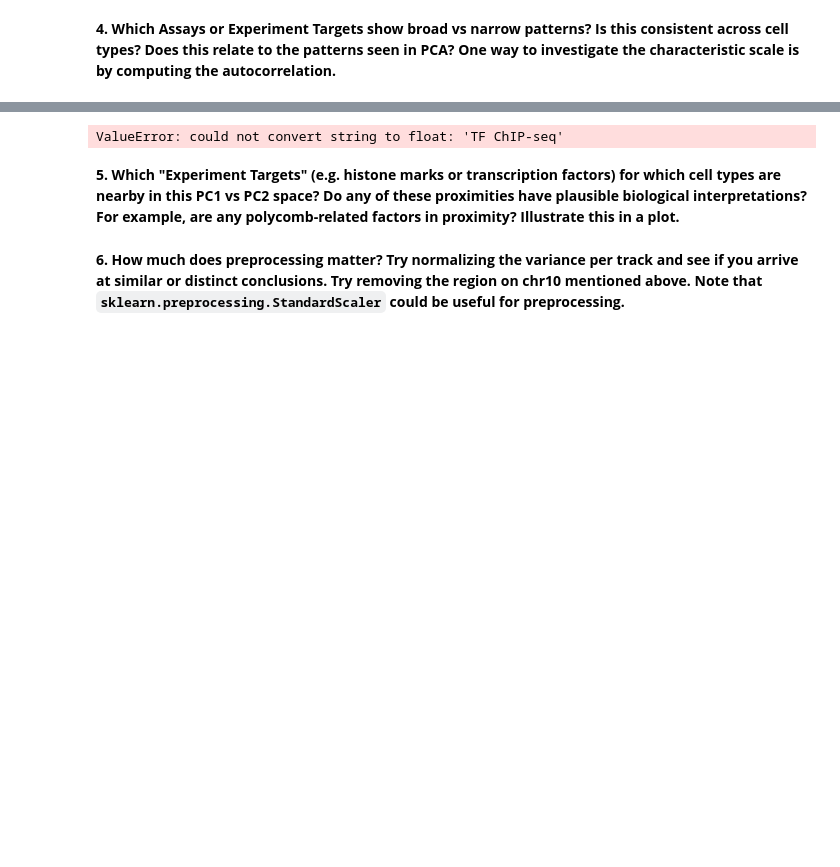
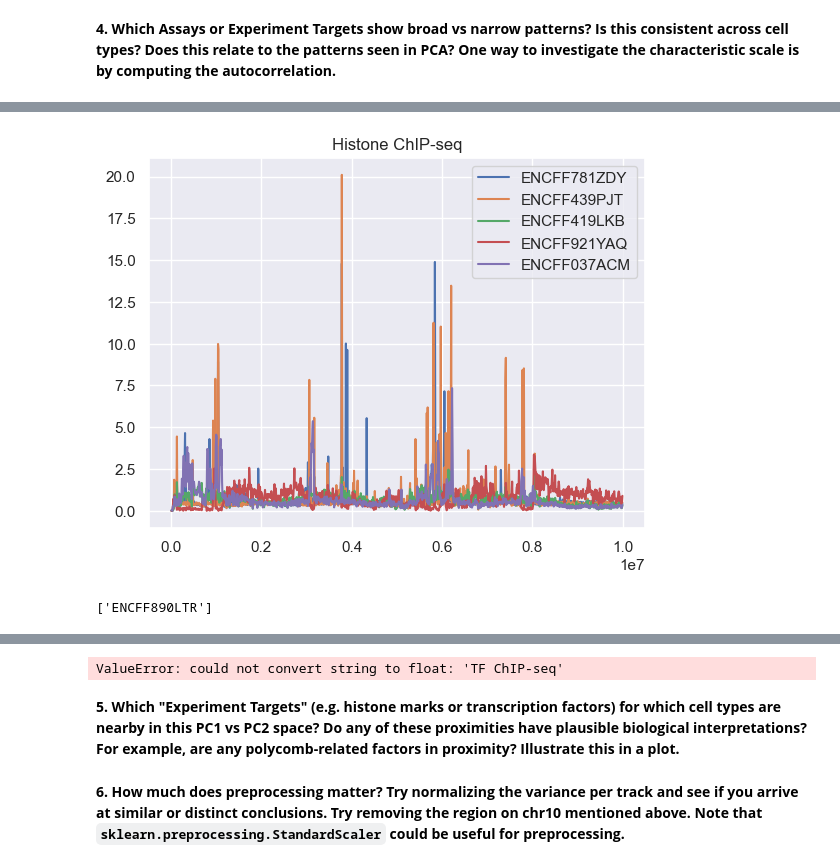
Before and after one commit to Fudenberg-Research-Group/qbio577_fall2022, a Jupyter notebook: encode-bigwig-eda.ipynb, the cells around one changed output, grey strips where cells are left out. Cells and saved outputs as stored; diff of their text form; code cells hidden in the pictures; blank space fills up the shorter version.

```diff
--- a/encode-bigwig-eda.ipynb
+++ b/encode-bigwig-eda.ipynb
@@ -263,0 +284,11 @@ bigwig_metadata["Assay"].nunique()
+# %%
+plt.plot(df[1:1000].start, df[1:1000].ENCFF781ZDY,label = "ENCFF781ZDY")
+plt.plot(df[1:1000].start, df[1:1000].ENCFF439PJT,label = "ENCFF439PJT")
+plt.plot(df[1:1000].start, df[1:1000].ENCFF419LKB,label = "ENCFF419LKB")
+plt.plot(df[1:1000].start, df[1:1000].ENCFF921YAQ,label = "ENCFF921YAQ")
+plt.plot(df[1:1000].start, df[1:1000].ENCFF037ACM,label = "ENCFF037ACM")
+plt.legend()
+plt.title("Histone ChIP-seq")
+plt.show()
+# %% [output]
+[figure, added]
@@ -263,0 +304,6 @@ bigwig_metadata["Assay"].nunique()
+# %%
+#get histone chipseq experiments
+atacseq = filtered_bigwig_metadata[filtered_bigwig_metadata['Assay'] == 'ATAC-seq']
+atacseq['File accession'].tolist()
+# %% [output]
+['ENCFF890LTR']
```
Also changed, not shown: parts of 31 cells of this notebook.
